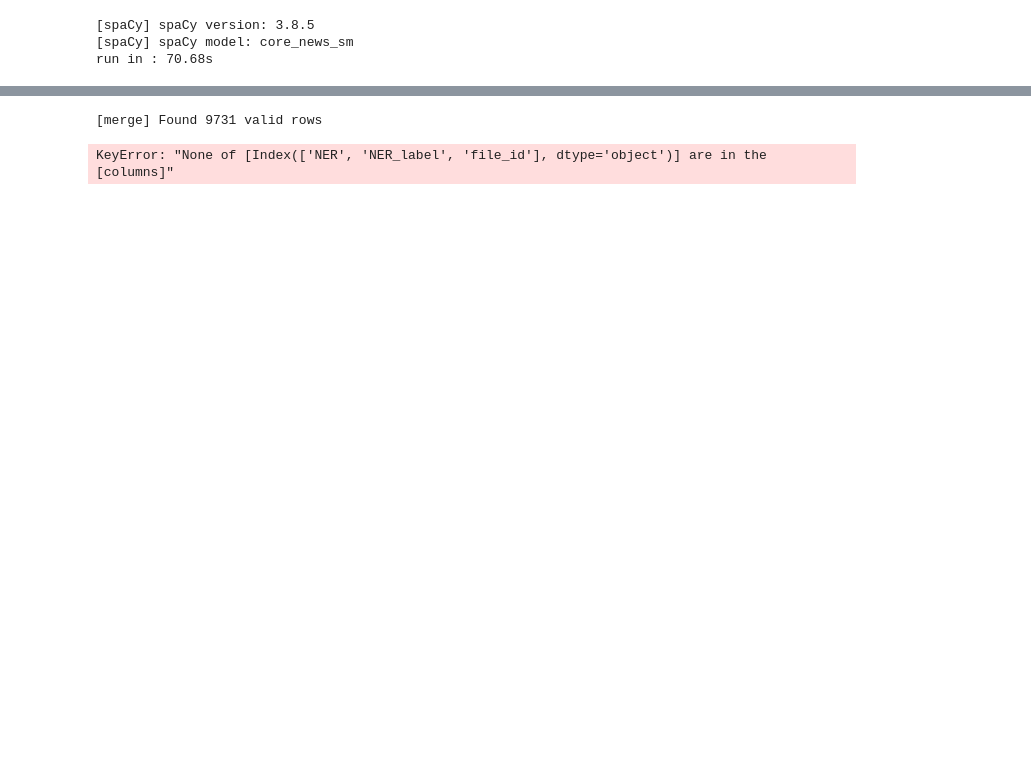
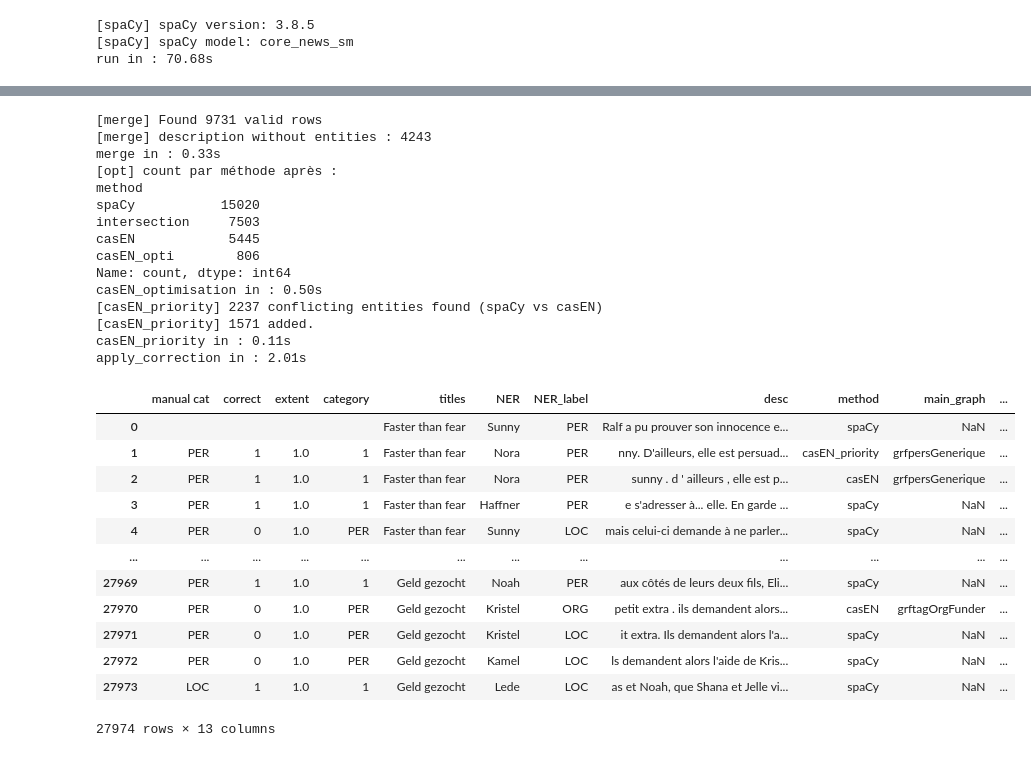
Before and after one commit to Valentin-Gauthier/Stage_NER, a Jupyter notebook: NER/NER.ipynb, the cells around one changed output, grey strips where cells are left out. Saved outputs shown, nothing was run; the diff lists cells and outputs as text; code cells hidden in the pictures; blank space fills up the shorter version.

```diff
--- a/NER/NER.ipynb
+++ b/NER/NER.ipynb
@@ -42,9 +42,9 @@ c = CasEN(
     result_folder = "D:\\travail\\Stage\\Stage_NER\\Result\\CasEN_Result\\Res_CasEN_Analyse_synthese_grf",
     data = EXCEL_DATA,
     remove_MISC = True,
-    archive_folder = None,
-    single_corpus = False,
-    run_casEN = False,
+    archive_folder = ARCHIVES_FOLDER,
+    single_corpus = True,
+    run_casEN = True,
     logging = True,
     log_folder = LOG_FOLDER,
     timer = True,
@@ -70,21 +73,48 @@ c_df.head()
 # %%
 importlib.reload(ner)
 from ner import NER
 
 N = NER(
     spaCy = s_df,
     casEN = c_df,
     data = EXCEL_DATA,
     casEN_priority_merge = True,
     casEN_graph_validation = GRF,
     remove_duplicate_rows = False,
+    NER_result_folder = PIPELINE_RESULT,
     correction = EXCEL_CORRECTION,
     logging = True,
     log_folder = LOG_FOLDER,
     timer = True,
     verbose = True
 )
 N.run()
 # %% [output]
 [merge] Found 9731 valid rows
+[merge] description without entities : 4243
+merge in : 0.33s
+[opt] count par méthode après :
+method
+spaCy           15020
+intersection     7503
+casEN            5445
+casEN_opti        806
+Name: count, dtype: int64
+casEN_optimisation in : 0.50s
+[casEN_priority] 2237 conflicting entities found (spaCy vs casEN)
+[casEN_priority] 1571 added.
+casEN_priority in : 0.11s
+apply_correction in : 2.01s
+|  | manual cat | correct | extent | category | titles | NER | NER_label | desc | method | main_graph | ... |
+| 0 |  |  |  |  | Faster than fear | Sunny | PER | Ralf a pu prouver son innocence e... | spaCy | NaN | ... |
+| 1 | PER | 1 | 1.0 | 1 | Faster than fear | Nora | PER | nny. D'ailleurs, elle est persuad... | casEN_priority | grfpersGenerique | ... |
+| 2 | PER | 1 | 1.0 | 1 | Faster than fear | Nora | PER | sunny . d ' ailleurs , elle est p... | casEN | grfpersGenerique | ... |
+| 3 | PER | 1 | 1.0 | 1 | Faster than fear | Haffner | PER | e s'adresser à... elle. En garde ... | spaCy | NaN | ... |
+| 4 | PER | 0 | 1.0 | PER | Faster than fear | Sunny | LOC | mais celui-ci demande à ne parler... | spaCy | NaN | ... |
+| ... | ... | ... | ... | ... | ... | ... | ... | ... | ... | ... | ... |
+| 27969 | PER | 1 | 1.0 | 1 | Geld gezocht | Noah | PER | aux côtés de leurs deux fils, Eli... | spaCy | NaN | ... |
+| 27970 | PER | 0 | 1.0 | PER | Geld gezocht | Kristel | ORG | petit extra . ils demandent alors... | casEN | grftagOrgFunder | ... |
+| 27971 | PER | 0 | 1.0 | PER | Geld gezocht | Kristel | LOC | it extra. Ils demandent alors l'a... | spaCy | NaN | ... |
+| 27972 | PER | 0 | 1.0 | PER | Geld gezocht | Kamel | LOC | ls demandent alors l'aide de Kris... | spaCy | NaN | ... |
+| 27973 | LOC | 1 | 1.0 | 1 | Geld gezocht | Lede | LOC | as et Noah, que Shana et Jelle vi... | spaCy | NaN | ... |
-KeyError: "None of [Index(['NER', 'NER_label', 'file_id'], dtype='object')] are in the [columns]"
+27974 rows × 13 columns
```
Also changed, not shown: parts of 3 cells of this notebook, 3 other files.
